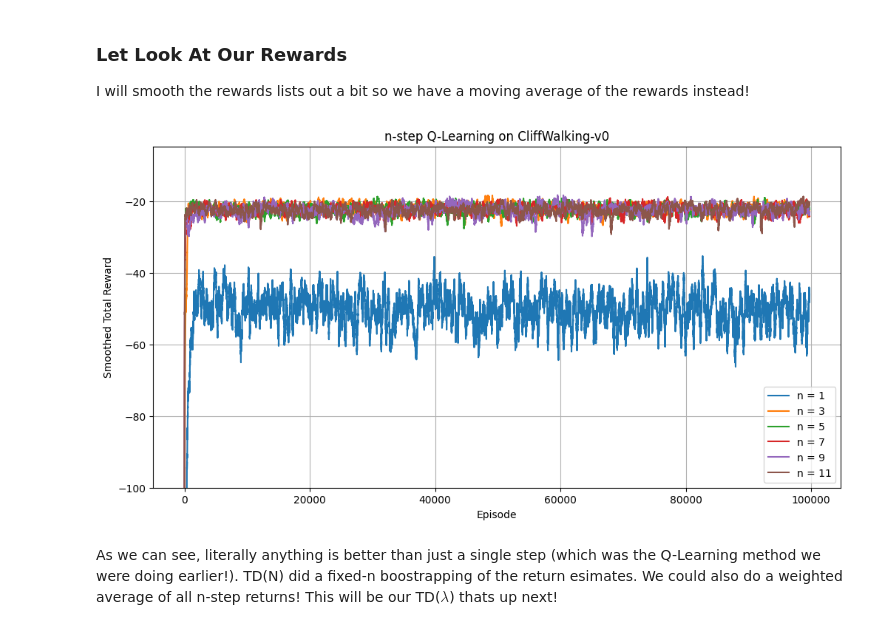
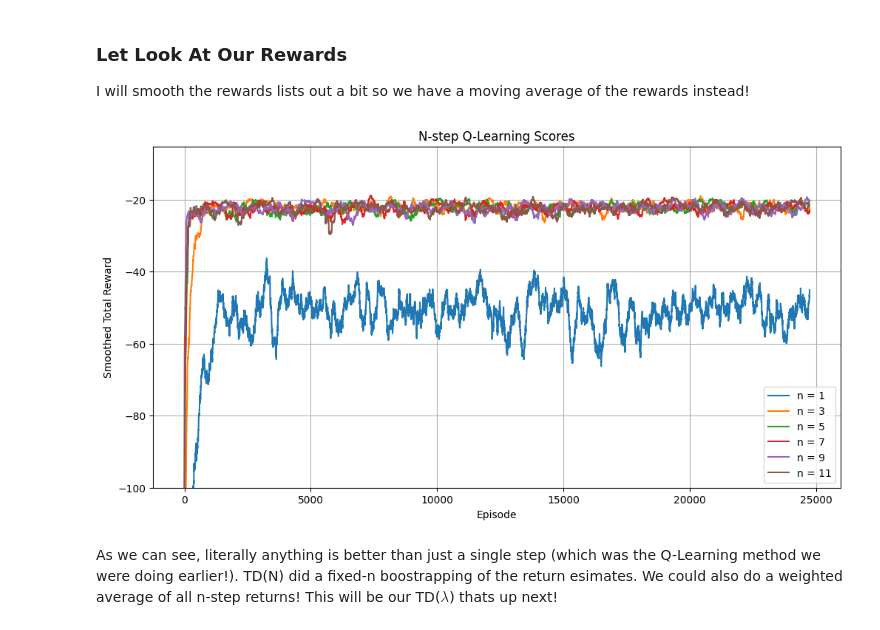
Before and after one commit to manashchak/mcb_PyTorch-Adventures, a Jupyter notebook: PyTorch for Reinforcement Learning/Intro to Reinforcement Learning/Model-Free Learning/td_n.ipynb, the cells around one changed output. Cells and saved outputs as stored; diff of their text form; code cells hidden in the pictures.

```diff
--- a/PyTorch for Reinforcement Learning/Intro to Reinforcement Learning/Model-Free Learning/td_n.ipynb
+++ b/PyTorch for Reinforcement Learning/Intro to Reinforcement Learning/Model-Free Learning/td_n.ipynb
@@ -42,28 +42,11 @@ def epsilon_greedy(Q, state, epsilon, env):
     else:
         return np.argmax(Q[state])
 
-def test_policy(policy, env, num_episodes=5000):
-    success_count = 0
-
-    for _ in range(num_episodes):
-        state, _ = env.reset()
-        done = False
-
-        while not done:
-            action = policy[state]
-            state, reward, done, _, _ = env.step(action)
-
-            if done and reward == 1.0:  # Reached the goal
-                success_count += 1
-
-    success_rate = success_count / num_episodes
-    print(f"Policy Success Rate: {success_rate * 100:.2f}%")
-
 def n_step_q_learning(env,
                       n=3,
-                      num_episodes=100000,
+                      num_episodes=25000,
                       alpha=0.01,
-                      gamma=0.98,
+                      gamma=0.99,
                       epsilon=0.1):
 
     Q = np.zeros((env.observation_space.n, env.action_space.n))
@@ -80,7 +63,6 @@ def n_step_q_learning(env,
         states = []
         actions = []
         rewards = []
-        trajectory_len = 0
         total_reward = 0
 
         done = False
@@ -205,18 +187,19 @@ Success Rate: 100.00%
 
 I will smooth the rewards lists out a bit so we have a moving average of the rewards instead!
 # %%
+import matplotlib.pyplot as plt
 plt.figure(figsize=(12, 6))
 for n, reward in zip(ns, rewards):
     smoothed = np.convolve(reward, np.ones(250)/250, mode='valid')
     plt.plot(smoothed, label=f"n = {n}")
 plt.xlabel("Episode")
 plt.ylabel("Smoothed Total Reward")
 plt.ylim(-100)
-plt.title("n-step Q-Learning on CliffWalking-v0")
+plt.title("N-step Q-Learning Scores")
 plt.legend()
 plt.grid()
 plt.show()
 # %% [output]
-[figure, old version]
+[figure, new version]
 # %% [markdown]
 As we can see, literally anything is better than just a single step (which was the Q-Learning method we were doing earlier!). TD(N) did a fixed-n boostrapping of the return esimates. We could also do a weighted average of all n-step returns! This will be our TD($\lambda$) thats up next!
```
Also changed, not shown: 2 other files.
